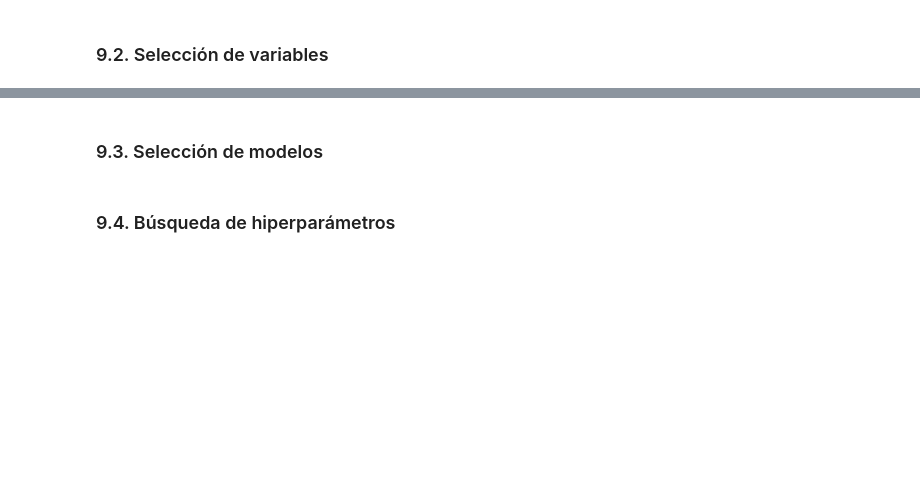
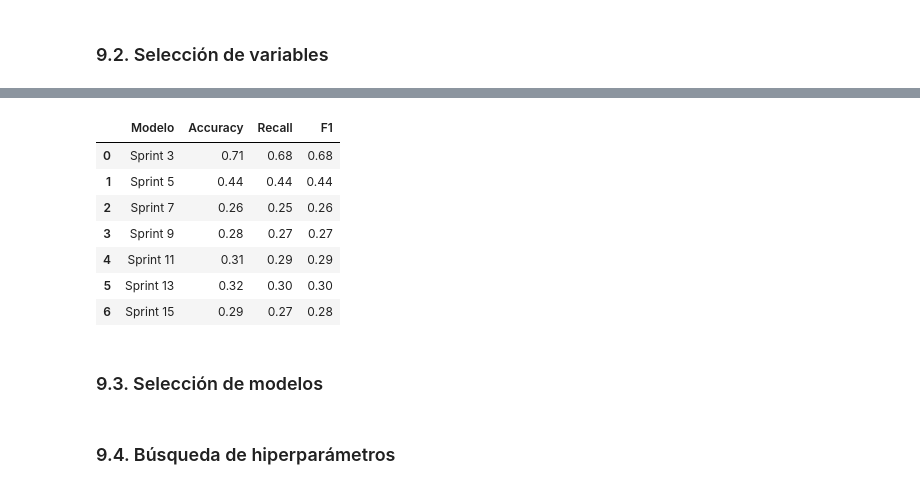
Before and after one commit to MauriJ/Data-Science, a Jupyter notebook: Desafíos/Proyecto final/Proyecto_final_Moran.ipynb, the cells around one changed output, grey strips where cells are left out. Saved outputs shown, nothing was run; the diff lists cells and outputs as text; code cells hidden in the pictures; blank space fills up the shorter version.

```diff
--- a/Desafíos/Proyecto final/Proyecto_final_Moran.ipynb
+++ b/Desafíos/Proyecto final/Proyecto_final_Moran.ipynb
@@ -522,3 +552,8 @@ Se eliminaron las columnas "Unnamed: 0", "track_id" que sólo indica el número
+# %%
+X_train_scaled_df = pd.DataFrame(X_train_scaled, columns = X.columns)
+X_test_scaled_df = pd.DataFrame(X_test_scaled, columns = X.columns)
+y_train_df = pd.Series(y_train)
+y_test_df = pd.Series(y_test)
 # %% [markdown]
 ## 9. Aprendizaje automático: Clasificación <a class="anchor" id="clasificacion"></a>
 ---
@@ -527,2 +632,17 @@ Se eliminaron las columnas "Unnamed: 0", "track_id" que sólo indica el número
 # %% [markdown]
 ### 9.2. Selección de variables <a class="anchor" id="seleccion"></a>
+# %%
+X2 = X_train_scaled_df.iloc[::10,:]
+y2 = y_train_df.iloc[::10]
+# %%
+knn = KNeighborsClassifier(n_neighbors = 5, n_jobs = -1)
+
+seq = {}
+numero_variables = [3, 5, 7, 9, 11, 13, 15]
+
+for i in numero_variables:
+    sfs = SequentialFeatureSelector(knn, n_features_to_select = i, n_jobs = -1)
+    sfs.fit(X2, y2)
+    seq[f'var_{i}'] = X2.columns[sfs.get_support()]
+
+    print(f'Las {i} variables seleccionadas son: \n', list(seq[f'var_{i}']))
@@ -529,3 +664,30 @@ Se eliminaron las columnas "Unnamed: 0", "track_id" que sólo indica el número
+# %%
+knn = KNeighborsClassifier(n_neighbors = 5, n_jobs = -1)
+
+accuracy, recall, f1 = [], [], []
+
+for i in numero_variables:
+    col = seq[f'var_{i}']
+
+    knn.fit(X_train_scaled_df[col], y_train_df)
+    y_pred = knn.predict(X_test_scaled_df[col])
+
+    accuracy.append(accuracy_score(y_test, y_pred))
+    recall.append(recall_score(y_test, y_pred, average = 'macro'))
+    f1.append(f1_score(y_test, y_pred, average = 'macro'))
+
+Model = [f'Sprint {2*i+1}' for i in range(1, len(numero_variables) + 1)]
+sequencial = pd.DataFrame({'Modelo': Model, 'Accuracy': accuracy, 'Recall': recall, 'F1': f1})
+sequencial.round(2)
+# %% [output]
+|  | Modelo | Accuracy | Recall | F1 |
+| 0 | Sprint 3 | 0.71 | 0.68 | 0.68 |
+| 1 | Sprint 5 | 0.44 | 0.44 | 0.44 |
+| 2 | Sprint 7 | 0.26 | 0.25 | 0.26 |
+| 3 | Sprint 9 | 0.28 | 0.27 | 0.27 |
+| 4 | Sprint 11 | 0.31 | 0.29 | 0.29 |
+| 5 | Sprint 13 | 0.32 | 0.30 | 0.30 |
+| 6 | Sprint 15 | 0.29 | 0.27 | 0.28 |
 # %% [markdown]
 ### 9.3. Selección de modelos <a class="anchor" id="modelos"></a>
 # %% [markdown]
```
Also changed, not shown: parts of 20 cells of this notebook.
